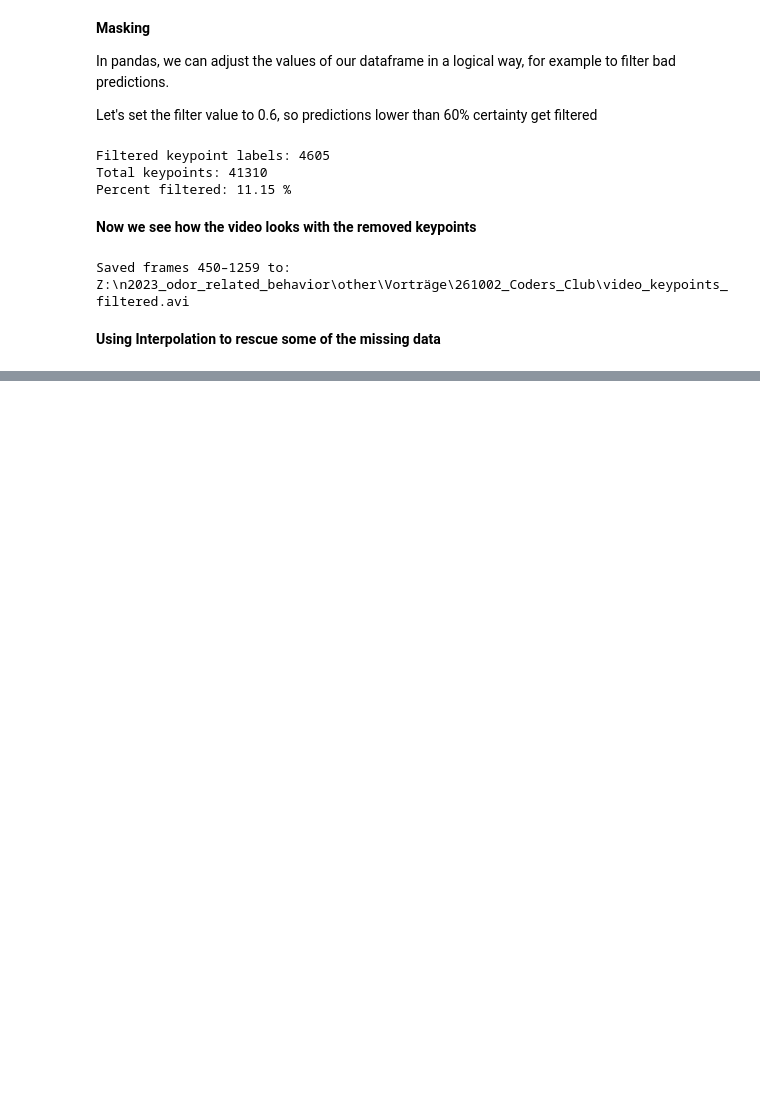
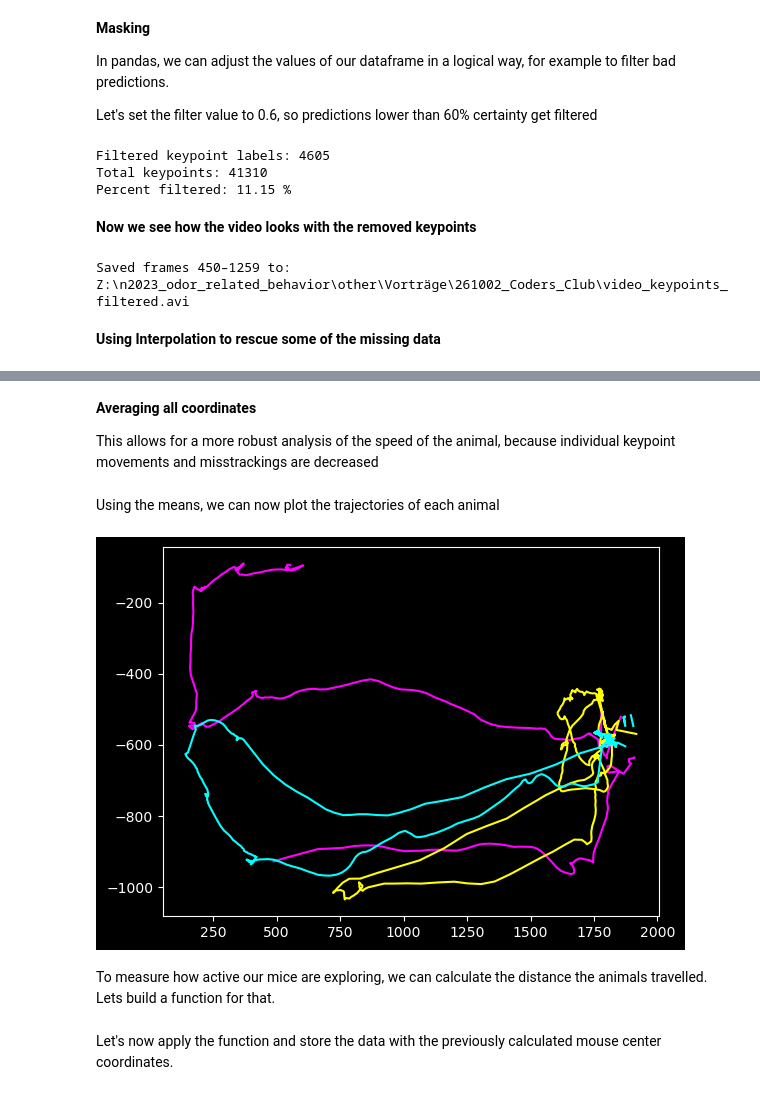
Before and after one commit to FabianQuicken/Ambros_analysis, a Jupyter notebook: DLC_analysis/behavior_codersclub.ipynb, the cells around one changed output, grey strips where cells are left out. Cells and saved outputs as stored; diff of their text form; code cells hidden in the pictures; blank space fills up the shorter version.

```diff
--- a/DLC_analysis/behavior_codersclub.ipynb
+++ b/DLC_analysis/behavior_codersclub.ipynb
@@ -399,0 +428,30 @@ Saved frames 450–1259 to: Z:\n2023_odor_related_behavior\other\Vorträge\26100
+# %%
+individuals_list = individuals.to_list()
+
+metrics = ["speed", "acceleration", "center_x", "center_y", "immobile", "immobile_starts", "immobile_bouts", "dist_traveled"]
+
+# we need at least an individual and metrics level to later sort and select the calculated metrics
+# personally, I also add a name level which contains my metadata
+name = "multi_animal_example"
+"""
+    name = (
+        f"{metadata['date']}_"                --> date of the experiment
+        f"{metadata['start']}_"               --> start time of the experiment
+        f"{metadata['animal_info']}_"         --> mouse ID or mouse 1, mouse n for multi animal w/o ID
+        f"{metadata['experiment_info']}_"     --> stimulus information, e.g. odor, light, etc.
+        f"{metadata['camera']}"               --> top1 or top2 for example
+    )
+"""
+# build multi index columns
+columns = pd.MultiIndex.from_product(
+        [[name], individuals, metrics],
+        names=["name", "individuals", "metrics"]
+    )
+
+metric_df = pd.DataFrame(
+        index=df.index.copy(), # --> same index as the original dataframe to keep the frame numbers
+        columns=columns,
+        dtype=float
+    )
+
+metric_df.head()
@@ -399,0 +468,22 @@ Saved frames 450–1259 to: Z:\n2023_odor_related_behavior\other\Vorträge\26100
+# %% [markdown]
+**Averaging all coordinates**
+
+This allows for a more robust analysis of the speed of the animal, because individual keypoint movements and misstrackings are decreased
+# %%
+for ind in individuals:
+    x_arrs = interpolated_df.loc[:, (scorer, ind, bodyparts, "x")].to_numpy()
+    y_arrs = interpolated_df.loc[:, (scorer, ind, bodyparts, "y")].to_numpy()
+
+    metric_df.loc[:, (name, ind, "center_x")] = np.nanmean(x_arrs, axis=1)
+    metric_df.loc[:, (name, ind, "center_y")] = np.nanmean(y_arrs, axis=1)
+# %% [markdown]
+Using the means, we can now plot the trajectories of each animal
+# %%
+colors = ["magenta", "yellow", "cyan"]
+plt.style.use('dark_background')
+for color, ind in zip(colors, individuals):
+    plt.plot(metric_df.loc[start_frame:end_frame, (name, ind, "center_x")], metric_df.loc[start_frame:end_frame, (name, ind, "center_y")]*-1, color=color)
+# %% [output]
+[figure, added]
+# %% [markdown]
+To measure how active our mice are exploring, we can calculate the distance the animals travelled. Lets build a function for that.
@@ -399,0 +549,2 @@ Saved frames 450–1259 to: Z:\n2023_odor_related_behavior\other\Vorträge\26100
+# %% [markdown]
+Let's now apply the function and store the data with the previously calculated mouse center coordinates.
```
Also changed, not shown: parts of 28 cells of this notebook, 2 other files.
